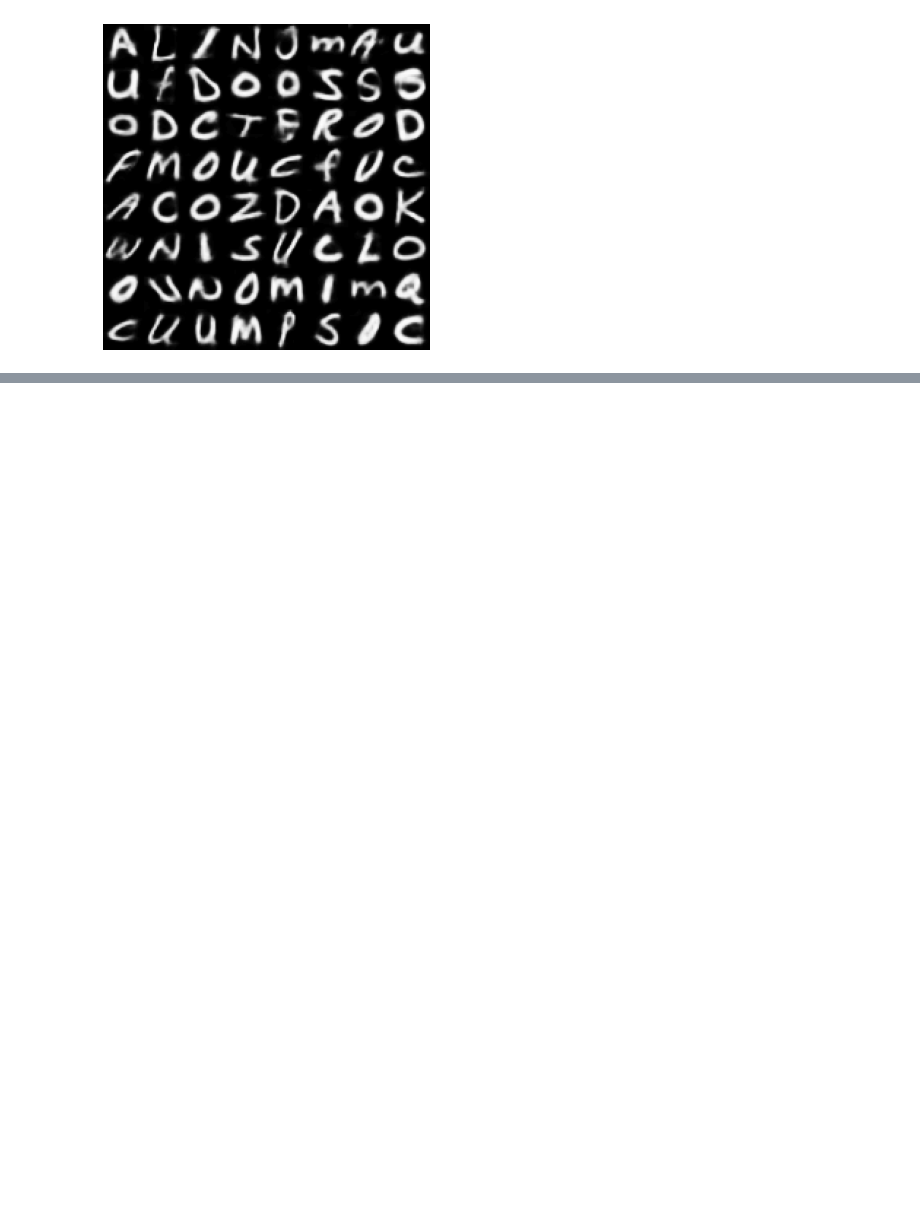
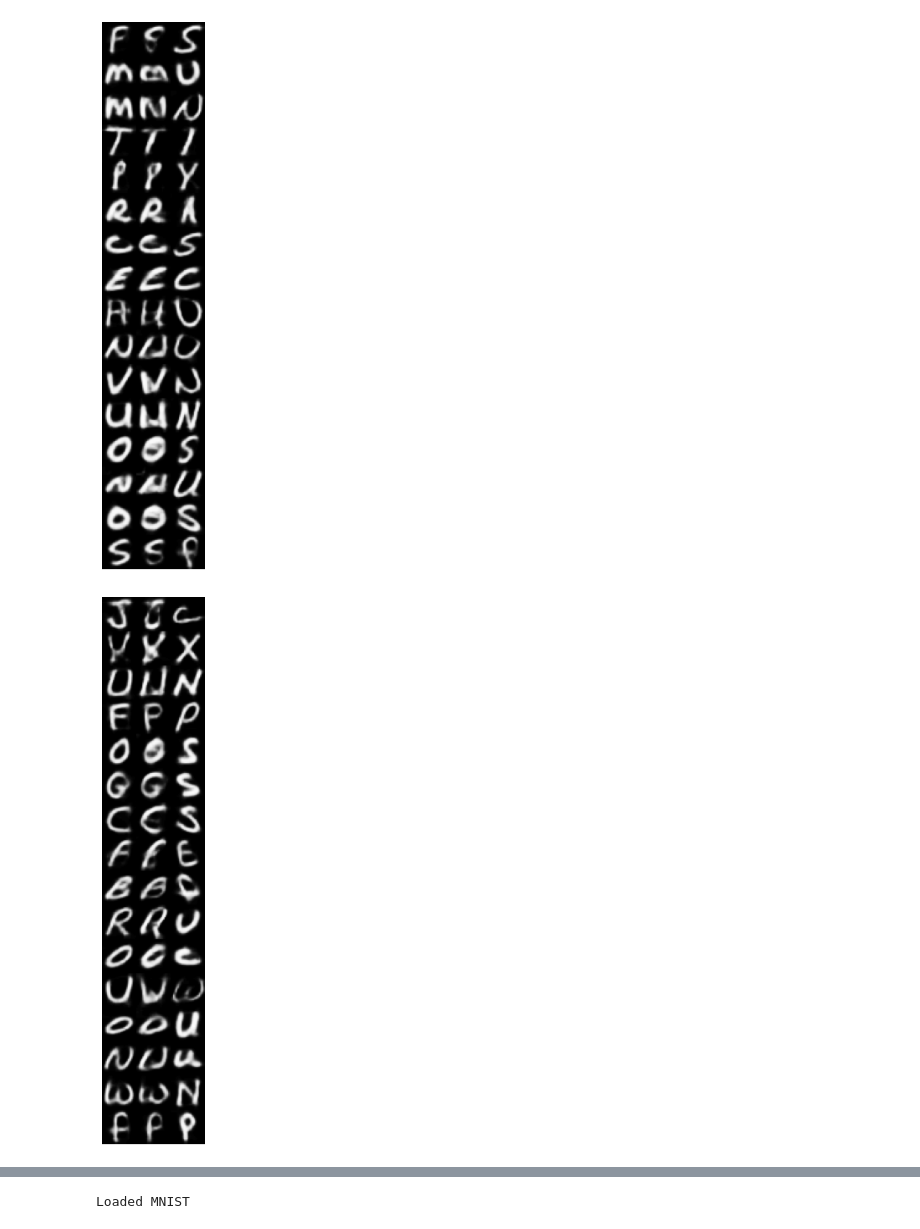
Before and after one commit to ABL-Lab/ambiguous-dataset, a Jupyter notebook: ambiguous/dataset/data_figures.ipynb, the cells around one changed output, grey strips where cells are left out. Saved outputs shown, nothing was run; the diff lists cells and outputs as text; code cells hidden in the pictures; blank space fills up the shorter version.

```diff
--- a/ambiguous/dataset/data_figures.ipynb
+++ b/ambiguous/dataset/data_figures.ipynb
@@ -28,9 +21,0 @@ mnist_ccvae, emnist_ccvae = load_ccvae()
-# %%
-mnist, emnist = load_datasets()
-(clean1, amb, clean2), label = next(iter(emnist))
-# %%
-plt.figure(figsize=(6,6))
-plt.imshow(torchvision.utils.make_grid(clean1, nrow=8, normalize=True,padding=0).permute(1, 2, 0));
-plt.axis('off');
-# %% [output]
-[figure, removed]
@@ -36,0 +91,11 @@ plt.axis('off');
+# %%
+mnist, emnist = load_triplet_datasets()
+# %%
+for i, (images, labels) in enumerate(emnist):
+    if i == 10:
+        break
+    images = torch.cat(images, dim=-1)
+    plot_reconstructions(images, f'{SCRATCH}/emnist_triplet_{i}.png')
+# %% [output]
+[figure, added]
+[figure, added]
@@ -36,0 +110,9 @@ plt.axis('off');
+# %%
+device='cpu'
+mnist = load_og_datasets('mnist') #, load_og_datasets('emnist')
+class_mnist = partition_datasetV2(mnist, 10)
+mnist_ccvae, emnist_ccvae = load_ccvae()
+fill_mnist, onehot_mnist = fill_onehot(10)
+fill_emnist, onehot_emnist = fill_onehot(26)
+# %% [output]
+Loaded MNIST
```
Also changed, not shown: parts of 6 cells of this notebook.
